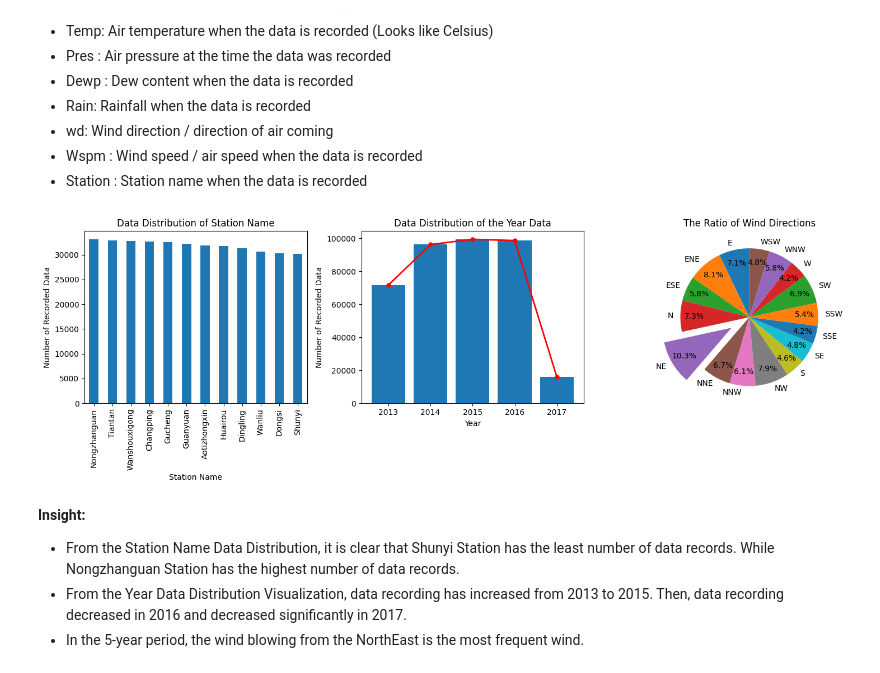
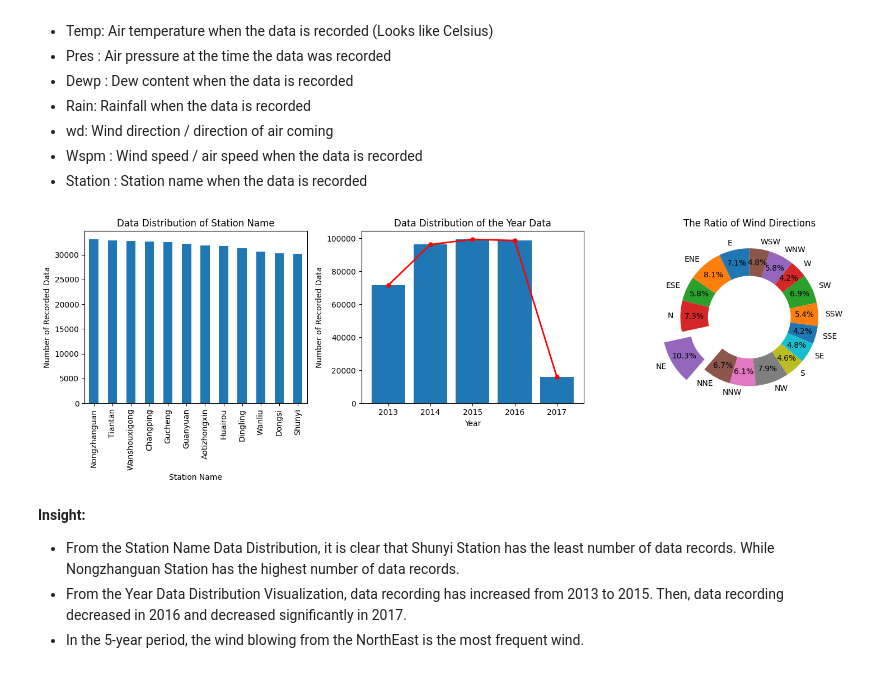
Before and after one commit to hfzdzakii/Dicoding-AirQualityAnalysisData, a Jupyter notebook: Project_Data_Analysis.ipynb, the cells around one changed output. Saved outputs shown, nothing was run; the diff lists cells and outputs as text; code cells hidden in the pictures.

Commit message:
<HotFix>: Fixing typo and make diagram clearer

```diff
--- a/Project_Data_Analysis.ipynb
+++ b/Project_Data_Analysis.ipynb
@@ -223,32 +223,32 @@ clean_df.sample(10) # Melihat 10 data dataset agar bisa memahami strukturnya
 # %%
 temp_df1 = clean_df['year'].value_counts().reset_index().sort_values('year')
 temp_df2 = clean_df['wd'].value_counts().reset_index().sort_values('wd')
 explode = [0 for _ in range(16)]
 explode[4] = 0.3
 
 plt.figure(figsize=(15,5))
 
 plt.subplot(131)
 clean_df['station'].value_counts().plot(kind='bar')
 plt.title('Data Distribution of Station Name')
 plt.xlabel('Station Name')
 plt.ylabel('Number of Recorded Data')
 
 plt.subplot(132)
 plt.bar(temp_df1['year'], temp_df1['count'])
 plt.plot(temp_df1['year'], temp_df1['count'], linewidth=2, color='red', marker='o', markersize=5)
 plt.title('Data Distribution of the Year Data')
 plt.xlabel('Year')
 plt.ylabel('Number of Recorded Data')
 
 plt.subplot(133)
-plt.pie(temp_df2['count'], labels=temp_df2['wd'], autopct='%1.1f%%', pctdistance=0.8, startangle=90, explode=explode)
+plt.pie(temp_df2['count'], labels=temp_df2['wd'], autopct='%1.1f%%', wedgeprops={'width': 0.4}, pctdistance=0.8, startangle=90, explode=explode)
 plt.title('The Ratio of Wind Directions')
 
 plt.tight_layout()
 plt.show()
 # %% [output]
-[figure, old version]
+[figure, new version]
 # %% [markdown]
 **Insight:**
 - From the Station Name Data Distribution, it is clear that Shunyi Station has the least number of data records. While Nongzhanguan Station has the highest number of data records.
```
Also changed, not shown: parts of 3 cells of this notebook, 4 other files.
